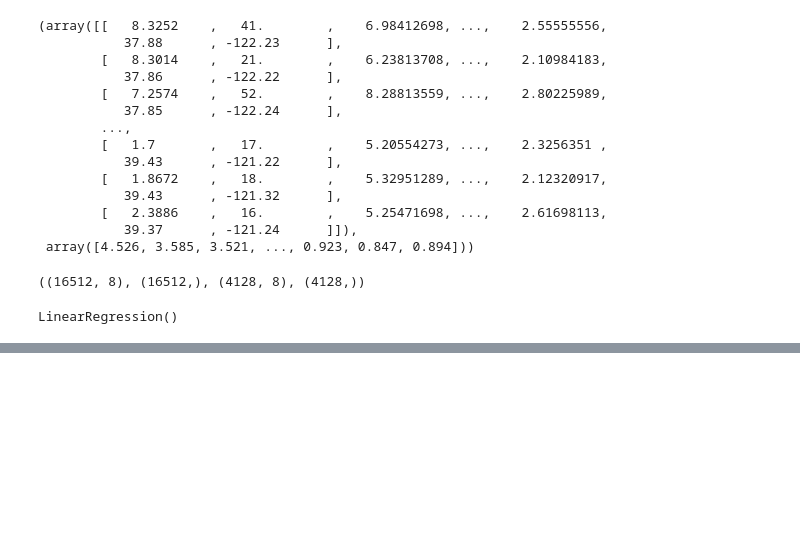
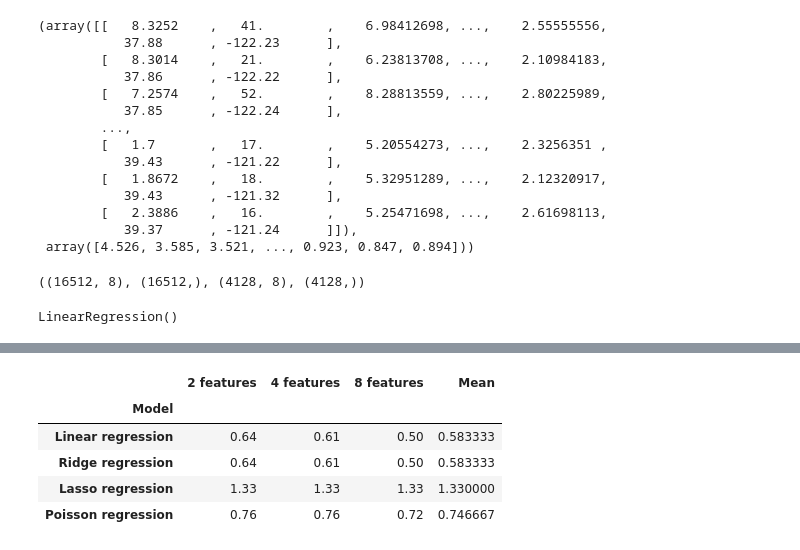
Before and after one commit to olesuv/homeworks-labs, a Jupyter notebook: machine-learning-tools/lab-3.ipynb, the cells around one changed output, grey strips where cells are left out. Cells and saved outputs as stored; diff of their text form; code cells hidden in the pictures; blank space fills up the shorter version.

```diff
--- a/machine-learning-tools/lab-3.ipynb
+++ b/machine-learning-tools/lab-3.ipynb
@@ -162,0 +163,11 @@ table2
+# %%
+table1['Mean'] = table1.mean(axis=1)
+
+table1
+# %% [output]
+|  | 2 features | 4 features | 8 features | Mean |
+| Model |  |  |  |  |
+| Linear regression | 0.64 | 0.61 | 0.50 | 0.583333 |
+| Ridge regression | 0.64 | 0.61 | 0.50 | 0.583333 |
+| Lasso regression | 1.33 | 1.33 | 1.33 | 1.330000 |
+| Poisson regression | 0.76 | 0.76 | 0.72 | 0.746667 |
```
Also changed, not shown: parts of 9 cells of this notebook.
